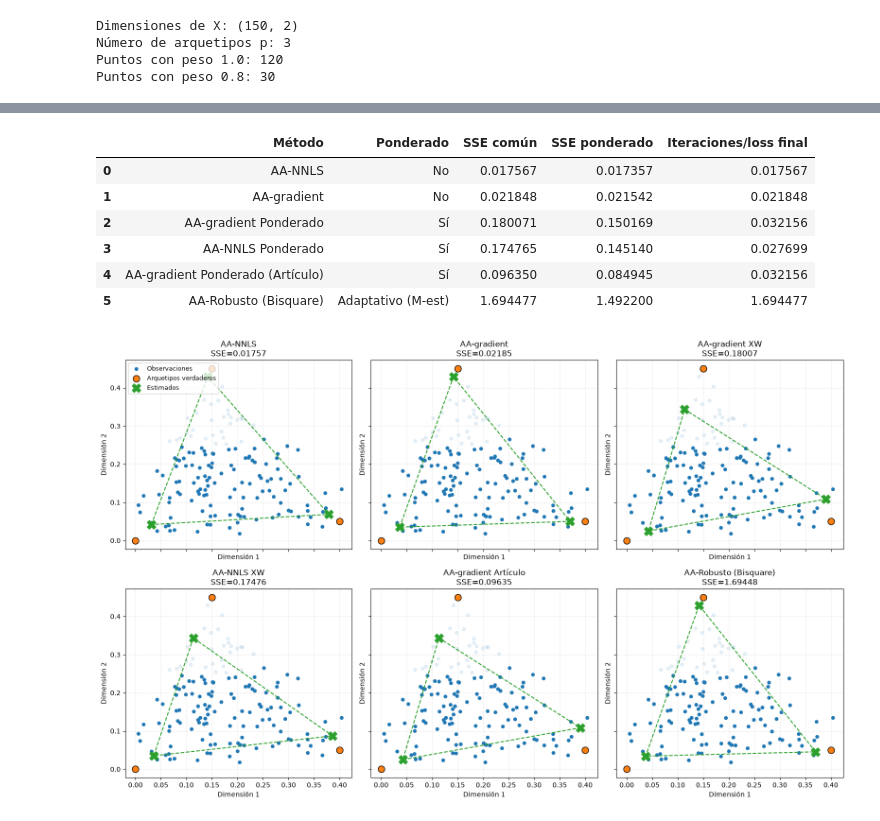
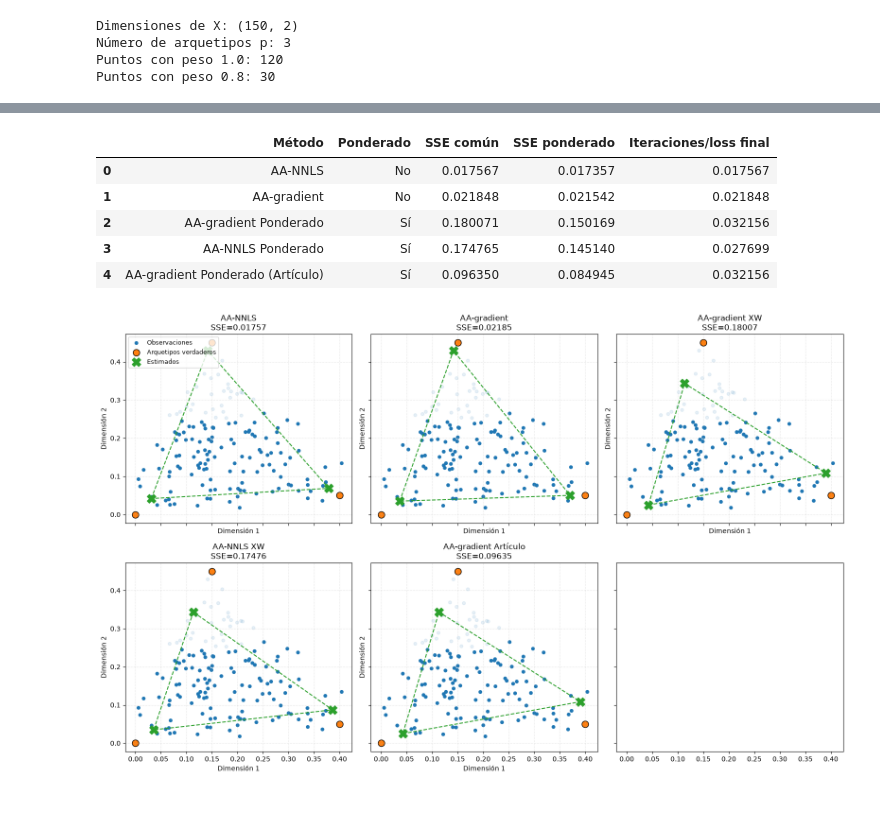
Before and after one commit to Mimogum/Doctorat, a Jupyter notebook: GraficsII.ipynb, the cells around one changed output, grey strips where cells are left out. Drawn from its saved outputs; the diff is of its cells as text; code cells hidden in the pictures.

```diff
--- a/GraficsII.ipynb
+++ b/GraficsII.ipynb
@@ -120,7 +113,6 @@ Xhat_wgrad = S_wgrad @ Z_wgrad
 Xhat_wnnls = A_wnnls @ Z_wnnls
 # Xhat_bi = alpha_bi @ Z_bi @ gamma_bi
 Xhat_art = S_wgrad_art @ Z_wgrad_art
-Xhat_rob = S_rob @ Z_rob
 
 results = [
     {"Método": "AA-NNLS", "Ponderado": "No", "SSE común": sse(X, Xhat_nnls),
@@ -135,8 +127,6 @@ results = [
     #  "SSE ponderado": weighted_sse(X, Xhat_bi, weights), "Iteraciones/loss final": rss_bi},
     {"Método": "AA-gradient Ponderado (Artículo)", "Ponderado": "Sí", "SSE común": sse(X, Xhat_art),
      "SSE ponderado": weighted_sse(X, Xhat_art, weights), "Iteraciones/loss final": hist_wgrad_art[-1]},
-    {"Método": "AA-Robusto (Bisquare)", "Ponderado": "Adaptativo (M-est)", "SSE común": sse(X, Xhat_rob),
-     "SSE ponderado": weighted_sse(X, Xhat_rob, weights_rob), "Iteraciones/loss final": sse(X, Xhat_rob)},
 ]
 
 comparison = pd.DataFrame(results)
@@ -148,7 +138,6 @@ display(comparison.round(6))
 | 2 | AA-gradient Ponderado | Sí | 0.180071 | 0.150169 | 0.032156 |
 | 3 | AA-NNLS Ponderado | Sí | 0.174765 | 0.145140 | 0.027699 |
 | 4 | AA-gradient Ponderado (Artículo) | Sí | 0.096350 | 0.084945 | 0.032156 |
-| 5 | AA-Robusto (Bisquare) | Adaptativo (M-est) | 1.694477 | 1.492200 | 1.694477 |
 # %%
 # Comparación visual de los métodos
 Xhat_by_name = {
@@ -158,7 +147,6 @@ Xhat_by_name = {
     "AA-NNLS XW": Xhat_wnnls,
     # "biAA": Xhat_bi,
     "AA-gradient Artículo": Xhat_art,
-    "AA-Robusto (Bisquare)": Xhat_rob,
 }
 
 Z_by_name = {
@@ -168,7 +156,6 @@ Z_by_name = {
     "AA-NNLS XW": Z_wnnls,
     # "biAA": Z_bi,
     "AA-gradient Artículo": Z_wgrad_art,
-    "AA-Robusto (Bisquare)": Z_rob,
 }
 
 fig, axes = plt.subplots(
@@ -185,31 +172,31 @@ for i, (name, Z_est) in enumerate(Z_by_name.items()):
         X[:, 0], X[:, 1],
         s=22, alpha=weights**10, label="Observaciones"
     )
 
     # Arquetipus reals
     ax.scatter(
         true_Z[:, 0], true_Z[:, 1],
         s=100, marker="o", edgecolors="black",
         label="Arquetipos verdaderos"
     )
 
     # Arquetipus estimats
     ax.scatter(
         Z_est[:, 0], Z_est[:, 1],
         s=180, marker="X", label="Estimados"
     )
 
     poly = np.vstack([Z_est, Z_est[0]])
     ax.plot(poly[:, 0], poly[:, 1], "--", color="tab:green",linewidth=1.5)
 
     ax.set_title(f"{name}\nSSE={sse(X, Xhat_by_name[name]):.5f}")
     ax.set_xlabel("Dimensión 1")
     ax.set_ylabel("Dimensión 2")
     ax.grid(True, linestyle=":", alpha=0.5)
 
 # Colocamos la leyenda en el primer subplot para no saturar
 axes.ravel()[0].legend(loc="upper left", fontsize=9)
 plt.tight_layout()
 plt.show()
 # %% [output]
-[figure, old version]
+[figure, new version]
```
Also changed, not shown: parts of 2 cells of this notebook, 19 other files.
